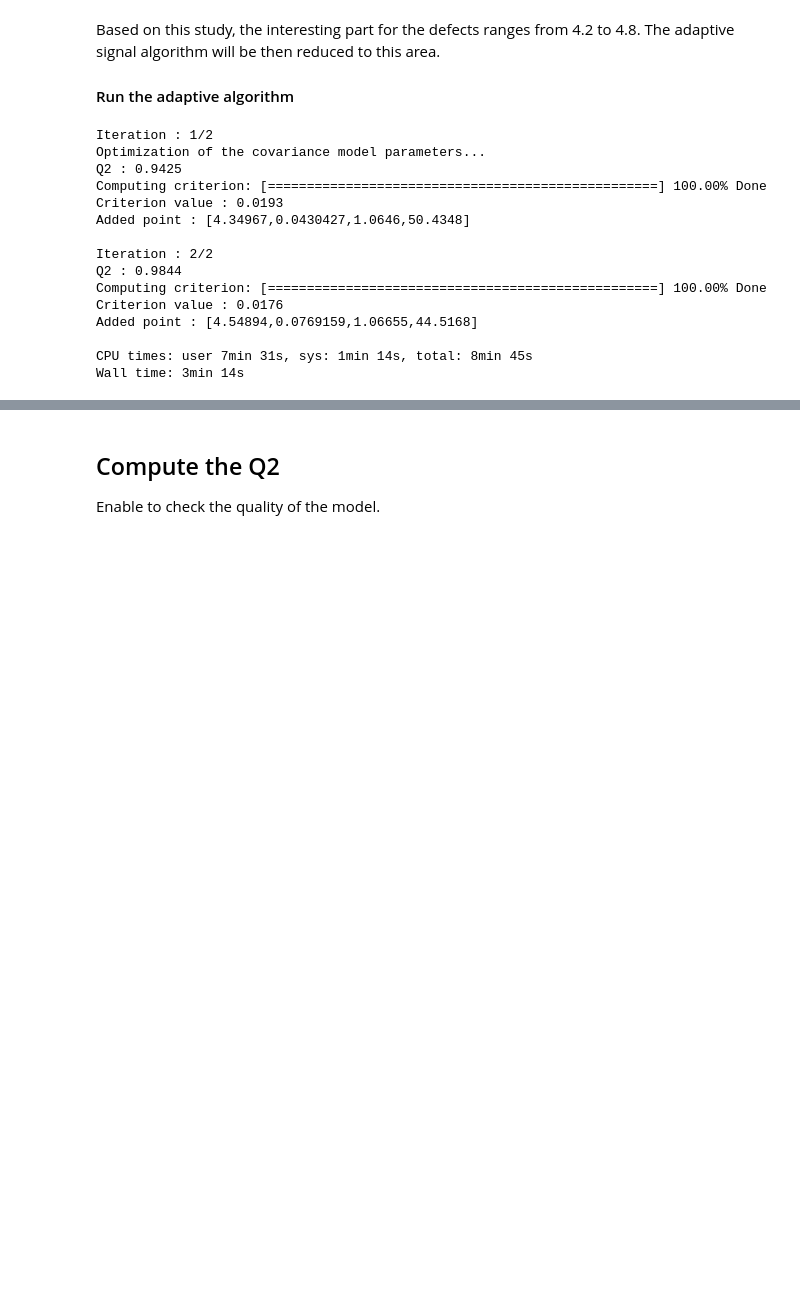
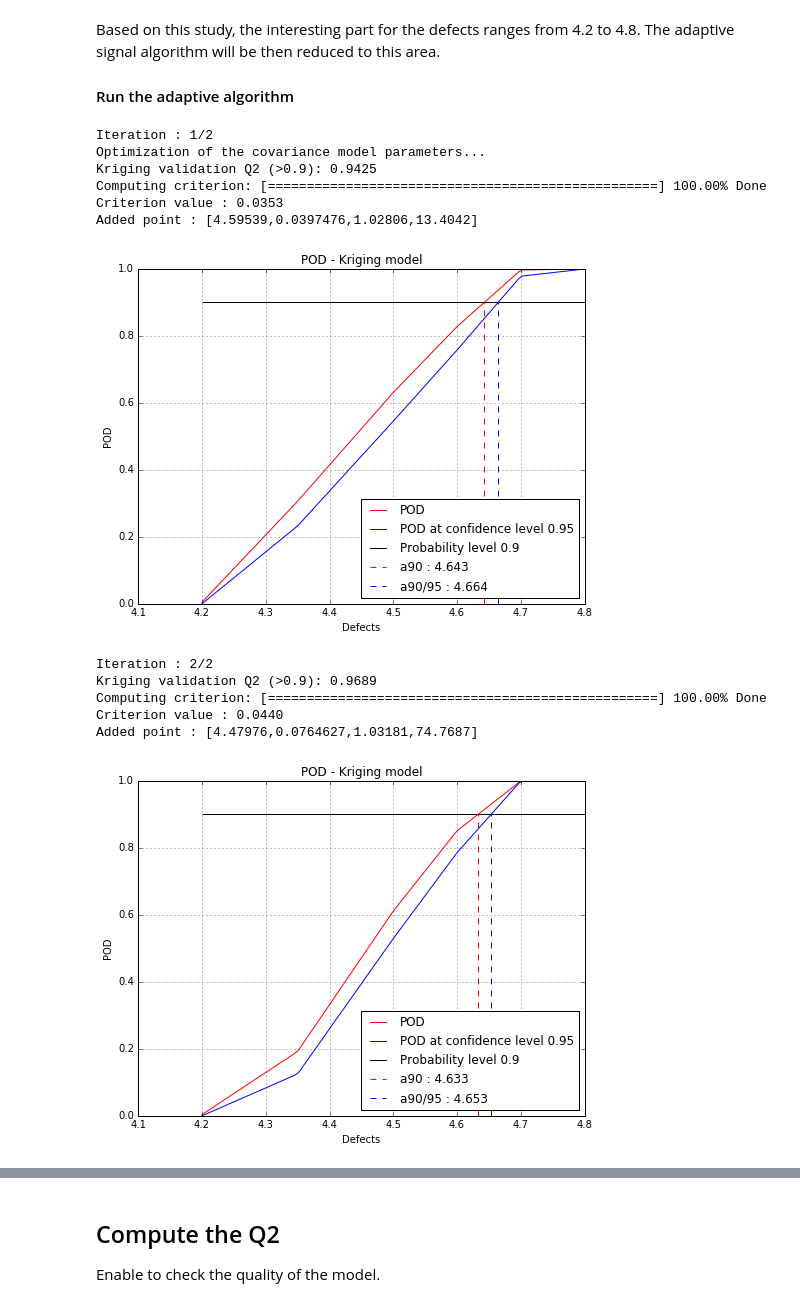
Before and after one commit to openturns/otpod, a Jupyter notebook: doc/source/examples/AdaptiveSignalPOD.ipynb, the cells around one changed output, grey strips where cells are left out. Cells and saved outputs as stored; diff of their text form; code cells hidden in the pictures; blank space fills up the shorter version.

Commit message:
plot graph for each iteration

```diff
--- a/doc/source/examples/AdaptiveSignalPOD.ipynb
+++ b/doc/source/examples/AdaptiveSignalPOD.ipynb
@@ -90,34 +90,38 @@ Based on this study, the interesting part for the defects ranges from 4.2 to 4.8
 # %%
 detection = 38
 # set the number of iterations
 nIteration = 2
 
+# Creating the adaptivePOD object
+adaptivePOD = otpod.AdaptiveSignalPOD(inputDOE, outputDOE, physicalModel, nIteration, detection)
 
-adaptivePOD = otpod.AdaptiveSignalPOD(inputDOE, outputDOE, physicalModel, nIteration, detection)
-# we set the range for the defect sizes between 4.2 and 4.8
+# Change the range for the defect sizes between 4.2 and 4.8
 adaptivePOD.setDefectSizes([4.2, 4.35, 4.5, 4.6, 4.7, 4.8])
-# we can change the same parameters as in the Kriging POD method
+
 # We can change also the number candidate points for which the critertion is computed
-adaptivePOD.setCandidateSize(200)
+adaptivePOD.setCandidateSize(50)
 # we can change the sample size of the Monte Carlo simulation
-adaptivePOD.setSamplingSize(500) # default is 5000
+adaptivePOD.setSamplingSize(100) # default is 5000
 # we can also change the size of the simulation to compute the confidence interval
-adaptivePOD.setSimulationSize(50) # default is 1000
-adaptivePOD.setGraphActive(False)
+adaptivePOD.setSimulationSize(20) # default is 1000
+
+# The current iteration POD graph can be displayed
+# with or without the confidence level curve
+# and with or without the intersection value at the given probability level
+# Default is not activated and without probability level nor confidence level.
+adaptivePOD.setGraphActive(graphVerbose=True, probabilityLevel=0.9, confidenceLevel=0.95)
 %time adaptivePOD.run()
 # %% [output]
 Iteration : 1/2
 Optimization of the covariance model parameters...
-Q2 : 0.9425
+Kriging validation Q2 (>0.9): 0.9425
 Computing criterion: [==================================================] 100.00% Done
-Criterion value : 0.0193
-Added point : [4.34967,0.0430427,1.0646,50.4348]
-
-Iteration : 2/2
-Q2 : 0.9844
-Computing criterion: [==================================================] 100.00% Done
-Criterion value : 0.0176
-Added point : [4.54894,0.0769159,1.06655,44.5168]
-
-CPU times: user 7min 31s, sys: 1min 14s, total: 8min 45s
-Wall time: 3min 14s
+Criterion value : 0.0353
+Added point : [4.59539,0.0397476,1.02806,13.4042]
+[figure, added]
+Iteration : 2/2
+Kriging validation Q2 (>0.9): 0.9689
+Computing criterion: [==================================================] 100.00% Done
+Criterion value : 0.0440
+Added point : [4.47976,0.0764627,1.03181,74.7687]
+[figure, added]
```
Also changed, not shown: parts of 4 cells of this notebook, 1 other file.
